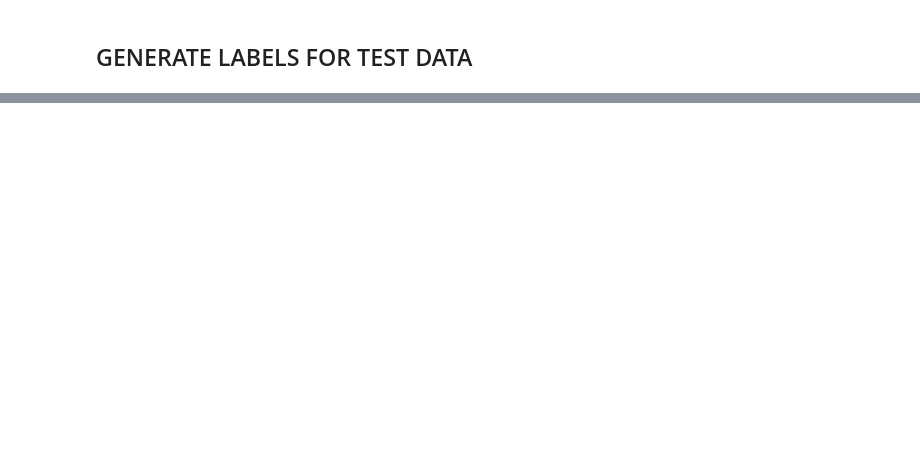
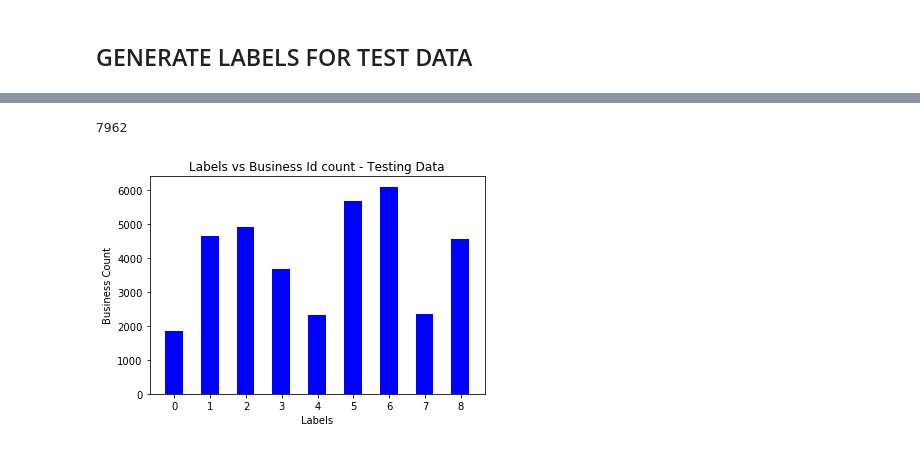
Before and after one commit to shreyasbhatia09/Yelp_photo_classification, a Jupyter notebook: Source/MultiLabelClassification.ipynb, the cells around one changed output, grey strips where cells are left out. Drawn from its saved outputs; the diff is of its cells as text; code cells hidden in the pictures; blank space fills up the shorter version.

Commit message:
visualization file added.

```diff
--- a/Source/MultiLabelClassification.ipynb
+++ b/Source/MultiLabelClassification.ipynb
@@ -82,0 +73,11 @@ values = label_binarizer.inverse_transform(prediction)
+# %%
+X = mean_features_train
+Y = labels_train
+label_binarizer = MultiLabelBinarizer()
+# %%
+Y = [convertlabelsfromString(Y[i],i) for i in range(Y.shape[0])]
+Y = label_binarizer.fit_transform(Y)
+# %%
+classifier = OneVsRestClassifier(svm.SVC(kernel='linear'))
+classifier.fit(X, Y)
+prediction = classifier.predict(mean_features_test)
@@ -84,0 +107,8 @@ values
+# %%
+d = dict()
+for i in range(0,len(values)):
+    for j in range(0,len(values[i])):
+        if values[i][j] in d.keys():
+            d[values[i][j]] +=1
+        else:
+            d[values[i][j]] = 1
@@ -84,0 +127,30 @@ values
+# %%
+len(values)
+# %% [output]
+7962
+# %%
+a = []
+b = []
+for key, value in sorted(d.items()):
+    a.append(key)
+    b.append(value)
+
+a = np.array(a)
+b = np.array(b)
+
+N = len(a)
+business_count = b
+
+ind = np.arange(N)  # the x locations for the groups
+width = 0.5       # the width of the bars
+
+fig, ax = plt.subplots()
+rects1 = ax.bar(ind, business_count, width, color='b')
+ax.set_ylabel('Business Count')
+ax.set_xlabel('Labels')
+ax.set_title('Labels vs Business Id count - Testing Data')
+ax.set_xticks(ind + width / 32)
+ax.set_xticklabels(a)
+plt.show()
+# %% [output]
+[figure, added]
```
Also changed, not shown: parts of 28 cells of this notebook, 2 other files.
